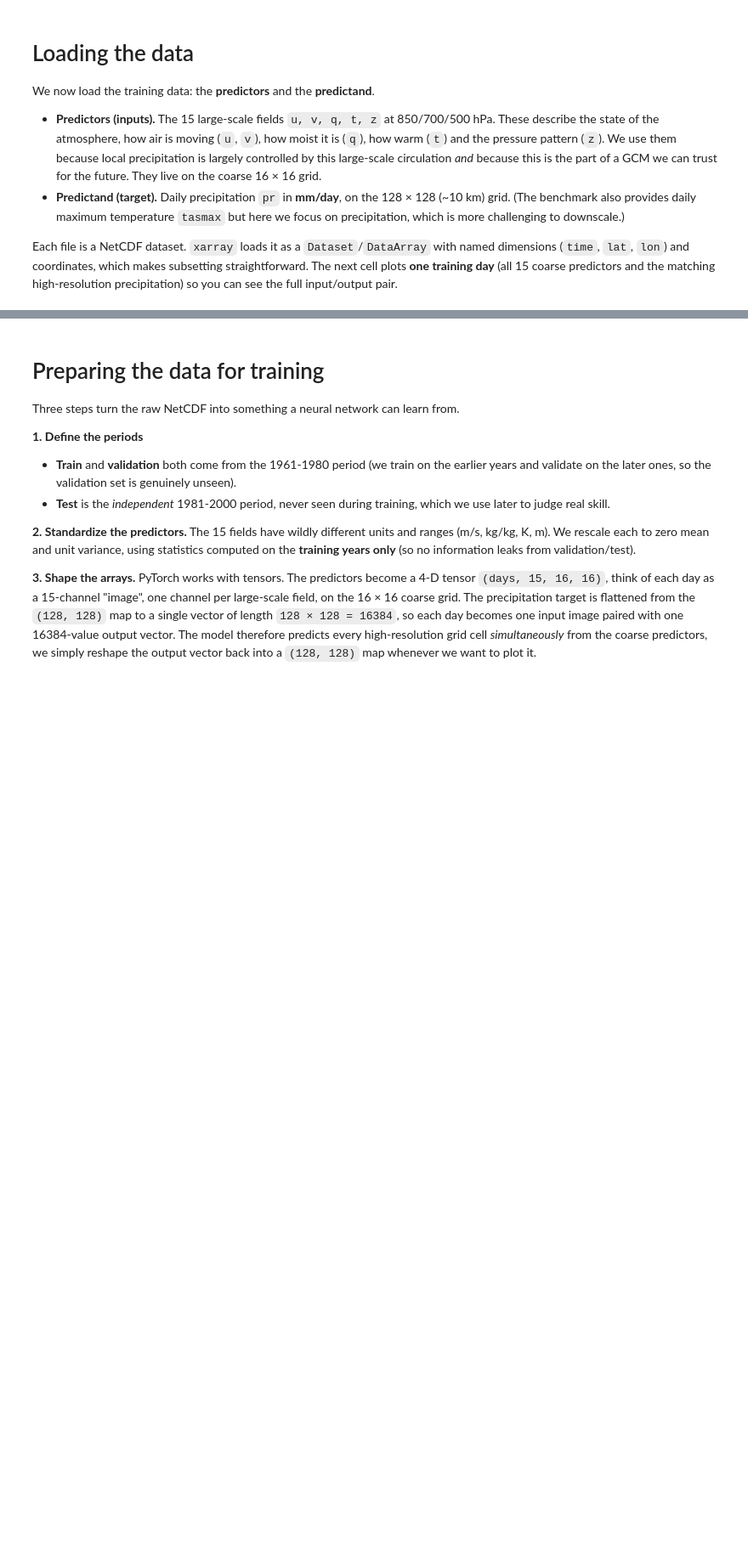
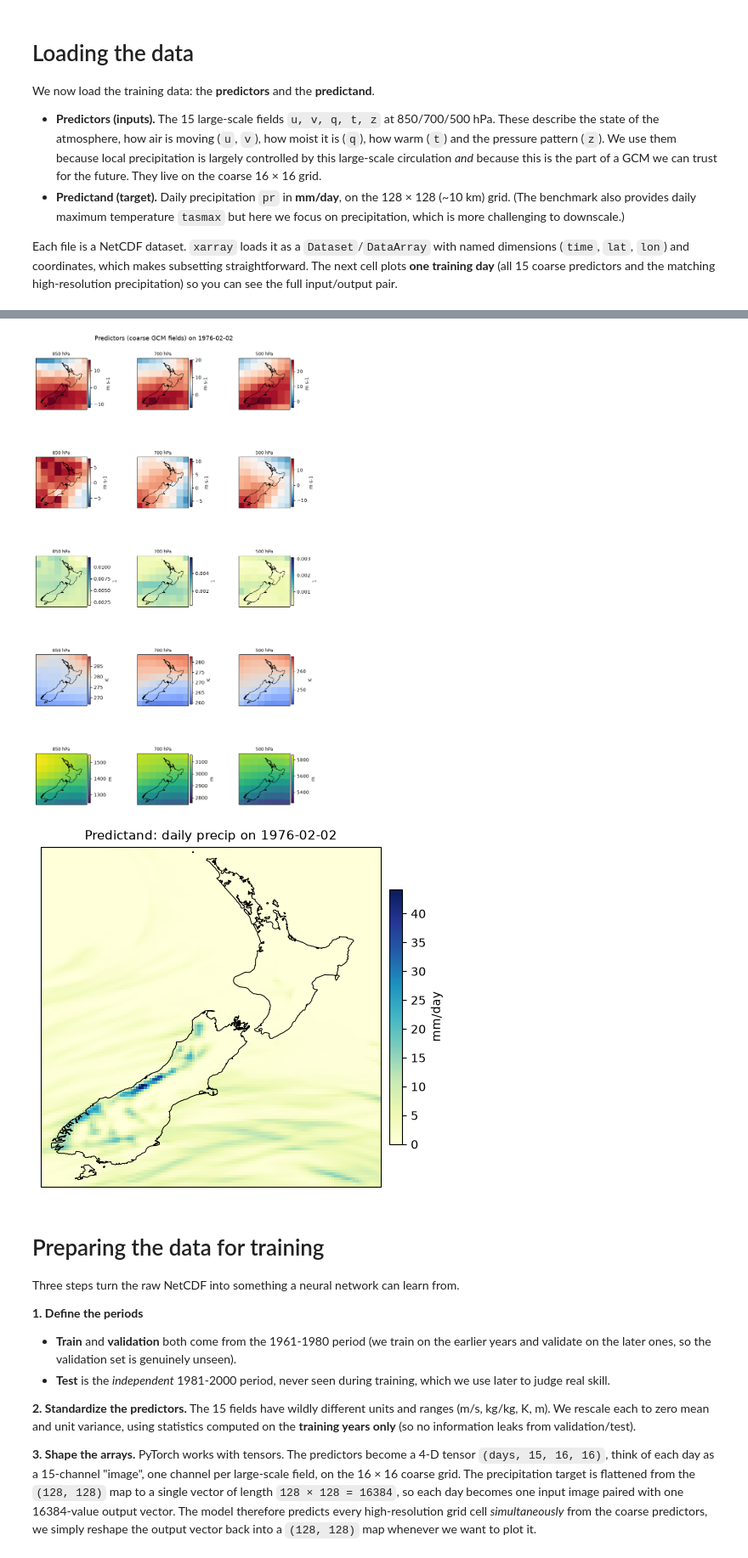
Before and after one commit to steve-salmond/downscaling-climate-projections, a Jupyter notebook: Statistical_Downscaling_of_Climate_Projections_with_Deep_Learning.ipynb, the cells around one changed output, grey strips where cells are left out. Shown at 85% size. Drawn from its saved outputs; the diff is of its cells as text; code cells hidden in the pictures; blank space fills up the shorter version.

Commit message:
Looking at predictor/predictand plots for example dates.

```diff
--- a/Statistical_Downscaling_of_Climate_Projections_with_Deep_Learning.ipynb
+++ b/Statistical_Downscaling_of_Climate_Projections_with_Deep_Learning.ipynb
@@ -791,35 +794,42 @@ print("Predictand 'pr':", dict(precip_train.sizes), "units:", precip_train.attrs
 # %%
-EXAMPLE_DAY = "1972-07-15"  # 🔧 try other dates within the training period
+EXAMPLE_DAY = "1976-02-02"  # 🔧 try other dates within the training period
 
 day_preds = predictors_train.sel(time=EXAMPLE_DAY, method="nearest")
 day_pr = precip_train.sel(time=EXAMPLE_DAY, method="nearest")
 example_date = str(np.datetime_as_string(day_preds.time.values, unit="D"))
 
 PRED_CMAPS = {"u": "RdBu_r", "v": "RdBu_r", "q": "YlGnBu", "t": "coolwarm", "z": "viridis"}
 _LONG = {"u": "Zonal wind", "v": "Meridional wind", "q": "Specific humidity",
          "t": "Temperature", "z": "Geopotential height"}
 _VARS = ["u", "v", "q", "t", "z"]
 _LEVS = [850, 700, 500]
 
-fig, axes = plt.subplots(5, 3, figsize=(10, 16))
+# MODIFICATION - Display NZ map over predictor plots
+subplot_kw = {"projection": ccrs.PlateCarree()} if HAS_CARTOPY else {}
+
+fig, axes = plt.subplots(5, 3, figsize=(10, 16), subplot_kw=subplot_kw)
 for row, v in enumerate(_VARS):
     for col, lev in enumerate(_LEVS):
         var = f"{v}_{lev}"
         ax  = axes[row, col]
         plot_field(ax, day_preds[var], title=f"{lev} hPa",
                    cmap=PRED_CMAPS[v],
                    cbar_label=day_preds[var].attrs.get("units", ""), title_fontsize=9)
+        ax.set_extent([165.0, 180.0, -48.0, -33.0], crs=ccrs.PlateCarree()) # Crop in on NZ region
         if col == 0:
             ax.set_ylabel(_LONG[v], fontsize=9, labelpad=4)
 fig.suptitle(f"Predictors (coarse GCM fields) on {example_date}", fontsize=13)
 fig.subplots_adjust(hspace=0.55, wspace=0.65, top=0.95)
 plt.show()
 
 subplot_kw = {"projection": ccrs.PlateCarree()} if HAS_CARTOPY else {}
 fig, ax = plt.subplots(1, 1, figsize=(6.5, 5.2), subplot_kw=subplot_kw)
 plot_field(ax, day_pr, title=f"Predictand: daily precip on {example_date}",
            cmap="YlGnBu", cbar_label="mm/day")
 plt.show()
+# %% [output]
+[figure, added]
+[figure, added]
 # %% [markdown]
 <a name="preparing-the-data"></a>
 # Preparing the data for training
```
Also changed, not shown: parts of 1 cell of this notebook.
